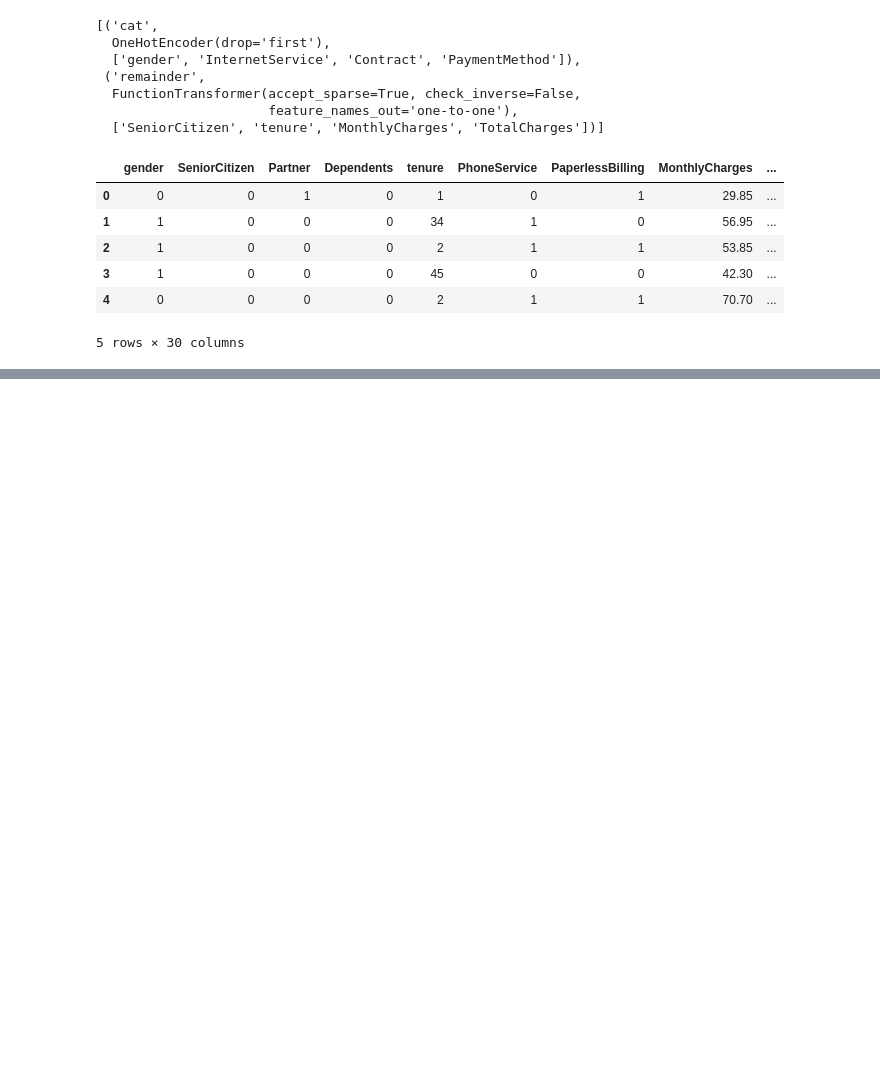
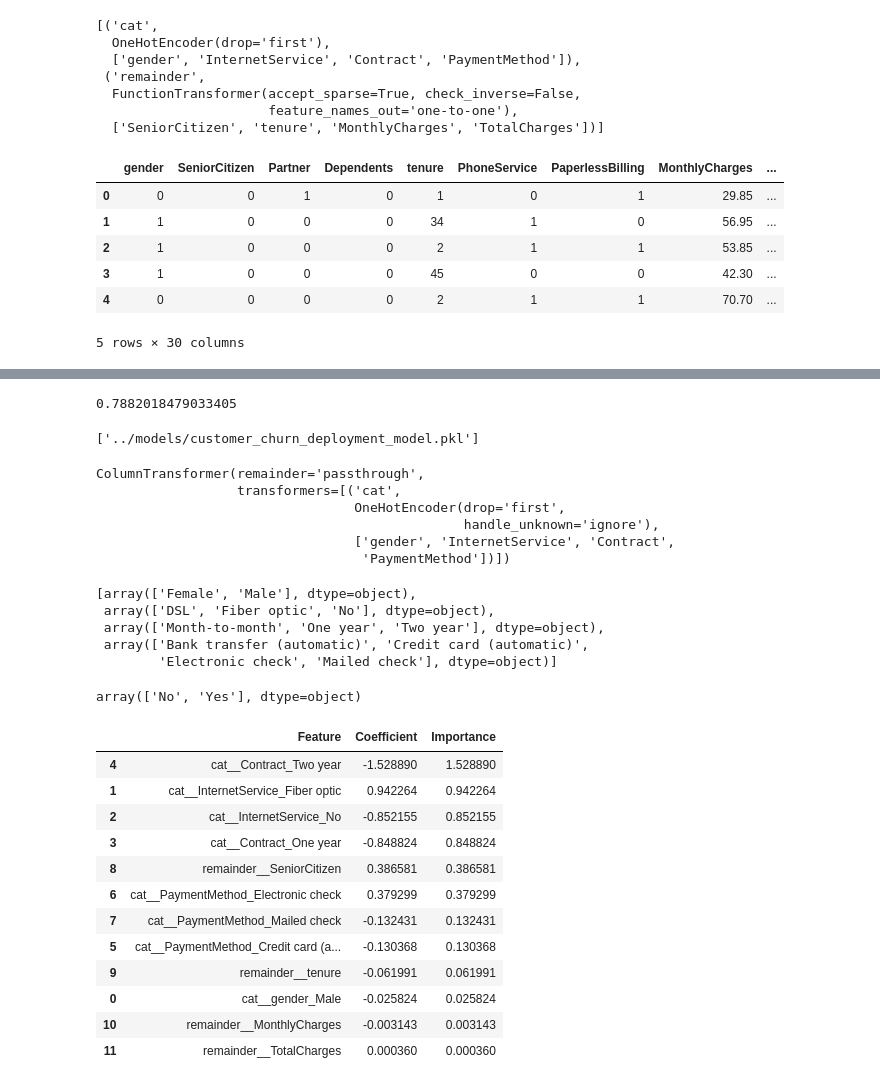
Before and after one commit to Hashini-gitch/Customer_Churn_Prediction, a Jupyter notebook: notebooks/Customer_Churn_Prediction.ipynb, the cells around one changed output, grey strips where cells are left out. Drawn from its saved outputs; the diff is of its cells as text; code cells hidden in the pictures; blank space fills up the shorter version.

```diff
--- a/notebooks/Customer_Churn_Prediction.ipynb
+++ b/notebooks/Customer_Churn_Prediction.ipynb
@@ -871,0 +976,9 @@ X.head()
+# %%
+from sklearn.model_selection import train_test_split
+
+X_train, X_test, y_train, y_test = train_test_split(
+    X,
+    y,
+    test_size=0.2,
+    random_state=42
+)
@@ -871,0 +1029,70 @@ X.head()
+# %%
+from sklearn.metrics import accuracy_score
+
+pred = pipeline.predict(X_test)
+
+accuracy_score(y_test, pred)
+# %% [output]
+0.7882018479033405
+# %%
+import joblib
+
+joblib.dump(
+    pipeline,
+    "../models/customer_churn_deployment_model.pkl"
+)
+# %% [output]
+['../models/customer_churn_deployment_model.pkl']
+# %%
+pipeline.named_steps["preprocessor"]
+# %% [output]
+ColumnTransformer(remainder='passthrough',
+                  transformers=[('cat',
+                                 OneHotEncoder(drop='first',
+                                               handle_unknown='ignore'),
+                                 ['gender', 'InternetService', 'Contract',
+                                  'PaymentMethod'])])
+# %%
+pipeline.named_steps["preprocessor"].named_transformers_["cat"].categories_
+# %% [output]
+[array(['Female', 'Male'], dtype=object),
+ array(['DSL', 'Fiber optic', 'No'], dtype=object),
+ array(['Month-to-month', 'One year', 'Two year'], dtype=object),
+ array(['Bank transfer (automatic)', 'Credit card (automatic)',
+        'Electronic check', 'Mailed check'], dtype=object)]
+# %%
+pipeline.named_steps["model"].classes_
+# %% [output]
+array(['No', 'Yes'], dtype=object)
+# %%
+feature_names = pipeline.named_steps["preprocessor"].get_feature_names_out()
+
+coefficients = pipeline.named_steps["model"].coef_[0]
+
+importance = pd.DataFrame({
+    "Feature": feature_names,
+    "Coefficient": coefficients
+})
+
+importance["Importance"] = importance["Coefficient"].abs()
+
+importance = importance.sort_values(
+    "Importance",
+    ascending=False
+)
+
+importance.head(15)
+# %% [output]
+|  | Feature | Coefficient | Importance |
+| 4 | cat__Contract_Two year | -1.528890 | 1.528890 |
+| 1 | cat__InternetService_Fiber optic | 0.942264 | 0.942264 |
+| 2 | cat__InternetService_No | -0.852155 | 0.852155 |
+| 3 | cat__Contract_One year | -0.848824 | 0.848824 |
+| 8 | remainder__SeniorCitizen | 0.386581 | 0.386581 |
+| 6 | cat__PaymentMethod_Electronic check | 0.379299 | 0.379299 |
+| 7 | cat__PaymentMethod_Mailed check | -0.132431 | 0.132431 |
+| 5 | cat__PaymentMethod_Credit card (a... | -0.130368 | 0.130368 |
+| 9 | remainder__tenure | -0.061991 | 0.061991 |
+| 0 | cat__gender_Male | -0.025824 | 0.025824 |
+| 10 | remainder__MonthlyCharges | -0.003143 | 0.003143 |
+| 11 | remainder__TotalCharges | 0.000360 | 0.000360 |
```
Also changed, not shown: parts of 14 cells of this notebook, 4 other files.
